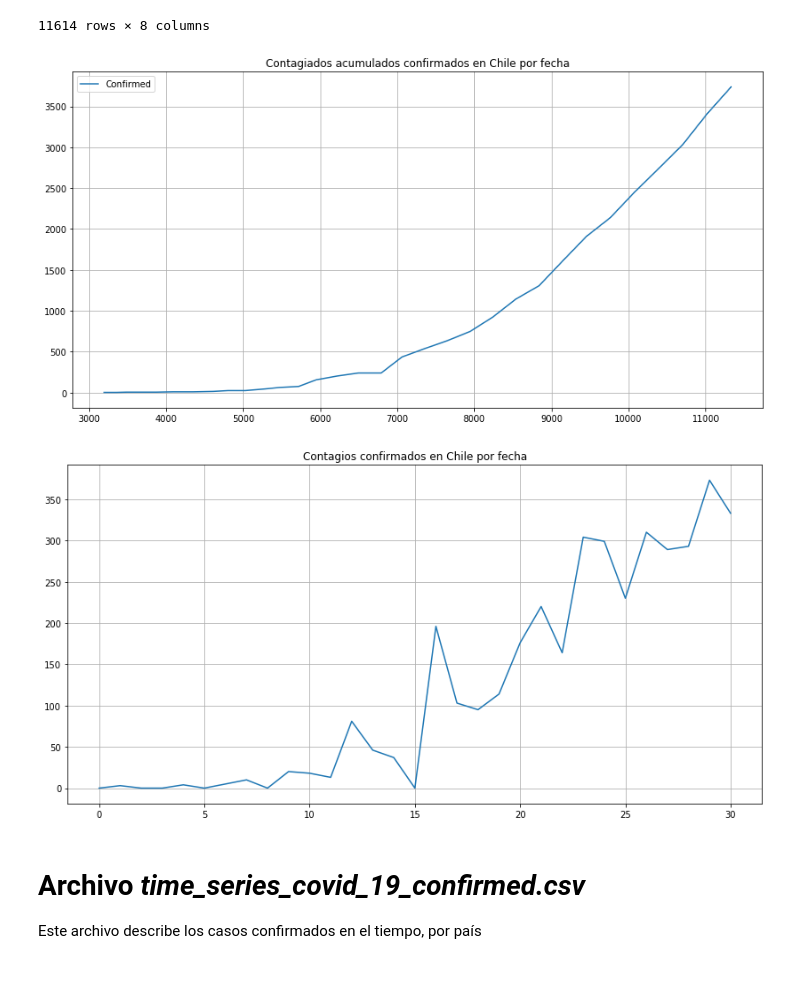
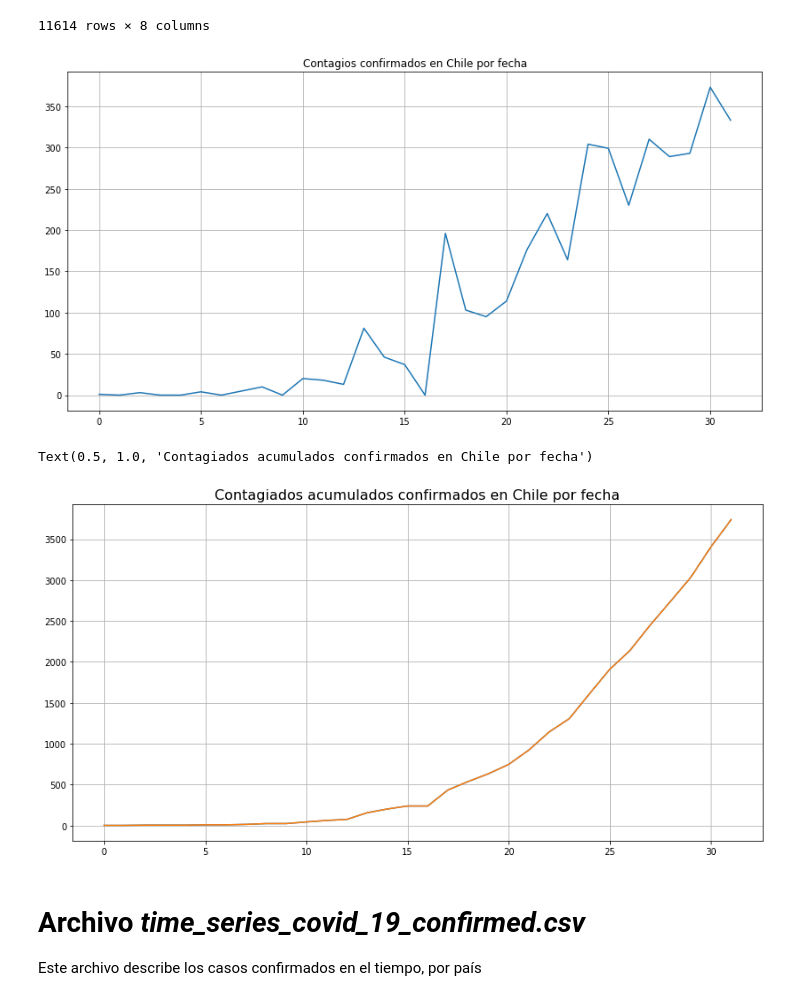
Before and after one commit to joseespinadote/proyecto_intro_mineria, a Jupyter notebook: miner-a-de-coronavirus.ipynb, the cells around one changed output. Drawn from its saved outputs; the diff is of its cells as text; code cells hidden in the pictures; blank space fills up the shorter version.

```diff
--- a/miner-a-de-coronavirus.ipynb
+++ b/miner-a-de-coronavirus.ipynb
@@ -149,19 +149,44 @@ covid19Data
 | 11612 | 11613 | 04/03/2020 | Yunnan | Mainland China | 2020-04-03 22:52:45 | 184.0 | 2.0 | 172.0 |
 | 11613 | 11614 | 04/03/2020 | Zhejiang | Mainland China | 2020-04-03 22:52:45 | 1260.0 | 1.0 | 1228.0 |
 11614 rows × 8 columns
+# %%
+def calcularDistribucionRelativa(distribucionAcumulada):
+    """ Este metodo calcula la distribucion relativa, que se obtiene a partir de la ecumulada. Esto es, los valores diferenciales
+    entre t[n+1] - t[n]. Por ejemplo en COVID, los casos confirmados corresponden a la acumulacion total de casos, y para obtener
+    cuandos casos nuevos por dia se han detectado es necesario calcular la diferencia entre las observaciones del dia de hoy,
+    y las de ayer.
+    Se considera que el primer caso acumulado, le antecede un valor 0 (no existian casos antes de la primera observacion), por
+    ello se agrega en la distribucion relativa el primer caso acumulado, y asi tener el mismo tamaño del arreglo.
+
+    Arguments:
+        distribucionAcumulada {[ndarray]} -- Vector de la distribucion acumulada
+
+    Returns:
+        [ndarray] -- Vector de la distribucion relativa
+    """
+    return np.append(distribucionAcumulada[0], distribucionAcumulada[1:] - distribucionAcumulada[:-1])
 # %%
 chileCovid = covid19Data[covid19Data['Country/Region'] == 'Chile']
-chileCovid[['Confirmed', 'ObservationDate']].plot(figsize=(14, 7), grid=True, title='Contagiados acumulados confirmados en Chile por fecha')
-distribucion = chileCovid['Confirmed'].values[1:] - chileCovid['Confirmed'].values[:-1]
+
+distribucionConfirmados = calcularDistribucionRelativa(chileCovid['Confirmed'].values)
 
 plt.figure(figsize=(14, 7))
 plt.title("Contagios confirmados en Chile por fecha")
 plt.grid(True)
-plt.plot(distribucion)
+plt.plot(distribucionConfirmados)
+
 plt.show()
+
+plt.figure(figsize=(14, 7))
+plt.grid(True)
+plt.plot(chileCovid['Confirmed'].values)
+plt.plot(distribucionConfirmados.cumsum())
+
+plt.title('Contagiados acumulados confirmados en Chile por fecha', fontsize=16)
 # %% [output]
-[figure, old version]
+[figure, new version]
+Text(0.5, 1.0, 'Contagiados acumulados confirmados en Chile por fecha')
-[figure, old version]
+[figure, new version]
 # %% [markdown]
 # Archivo *time_series_covid_19_confirmed.csv*
 Este archivo describe los casos confirmados en el tiempo, por país
```
